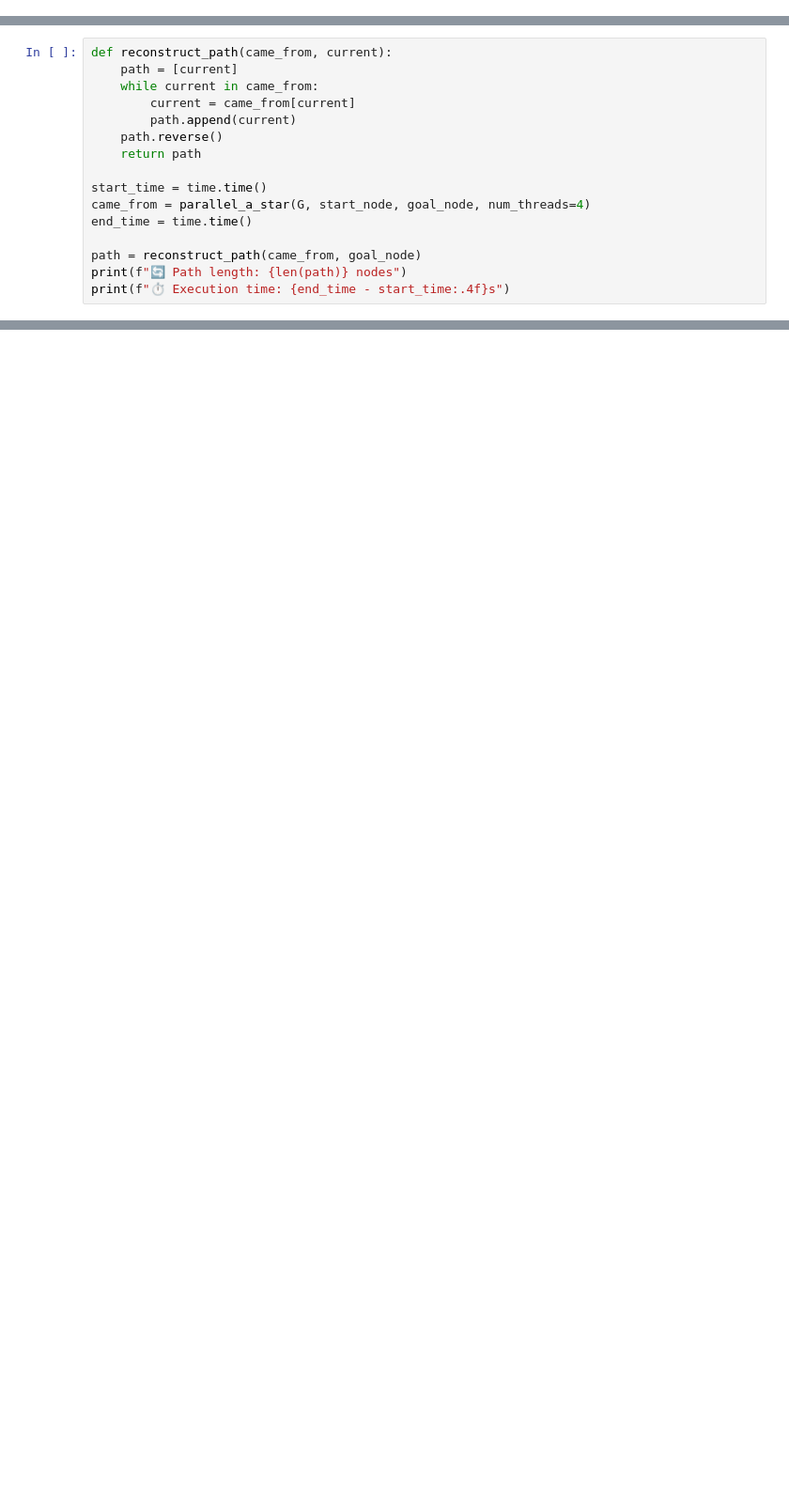
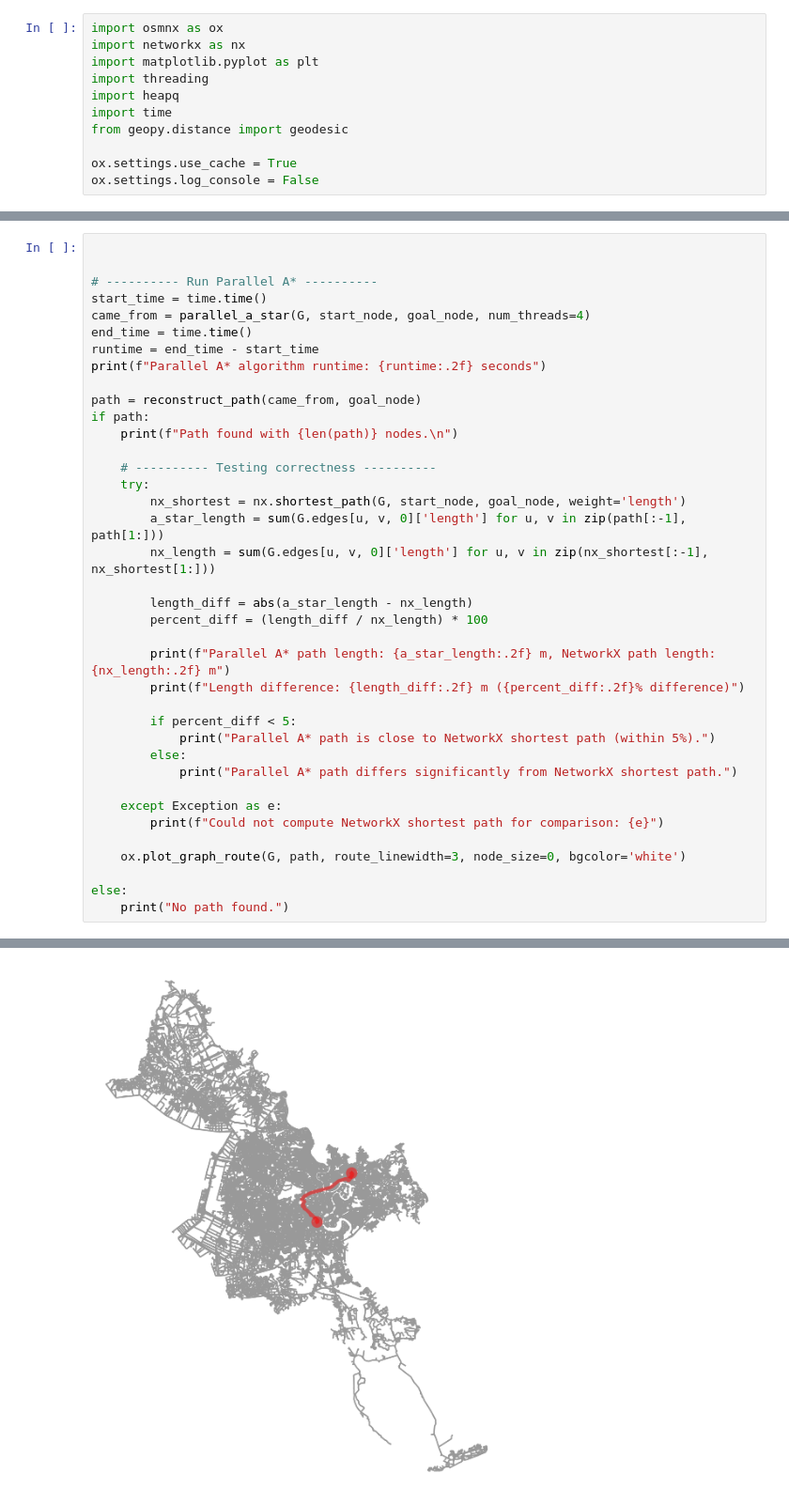
Before and after one commit to v-diepttn147/ParallelComputingA2, a Jupyter notebook: parallel_astar.ipynb, the cells around one changed output, grey strips where cells are left out. Shown: that part at 94% size. Drawn from its saved outputs; the diff is of its cells as text; blank space fills up the shorter version.

Commit message:
update: parallel astar

```diff
--- a/parallel_astar.ipynb
+++ b/parallel_astar.ipynb
@@ -0,0 +1,11 @@
+# %%
+import osmnx as ox
+import networkx as nx
+import matplotlib.pyplot as plt
+import threading
+import heapq
+import time
+from geopy.distance import geodesic
+
+ox.settings.use_cache = True
+ox.settings.log_console = False
@@ -77,16 +124,39 @@ def parallel_a_star(G, start, goal, num_threads=4):
 # %%
-def reconstruct_path(came_from, current):
-    path = [current]
-    while current in came_from:
-        current = came_from[current]
-        path.append(current)
-    path.reverse()
-    return path
 
+
+# ---------- Run Parallel A* ----------
 start_time = time.time()
 came_from = parallel_a_star(G, start_node, goal_node, num_threads=4)
 end_time = time.time()
+runtime = end_time - start_time
+print(f"Parallel A* algorithm runtime: {runtime:.2f} seconds")
 
 path = reconstruct_path(came_from, goal_node)
-print(f"🔄 Path length: {len(path)} nodes")
-print(f"⏱ Execution time: {end_time - start_time:.4f}s")
+if path:
+    print(f"Path found with {len(path)} nodes.\n")
+
+    # ---------- Testing correctness ----------
+    try:
+        nx_shortest = nx.shortest_path(G, start_node, goal_node, weight='length')
+        a_star_length = sum(G.edges[u, v, 0]['length'] for u, v in zip(path[:-1], path[1:]))
+        nx_length = sum(G.edges[u, v, 0]['length'] for u, v in zip(nx_shortest[:-1], nx_shortest[1:]))
+
+        length_diff = abs(a_star_length - nx_length)
+        percent_diff = (length_diff / nx_length) * 100
+
+        print(f"Parallel A* path length: {a_star_length:.2f} m, NetworkX path length: {nx_length:.2f} m")
+        print(f"Length difference: {length_diff:.2f} m ({percent_diff:.2f}% difference)")
+
+        if percent_diff < 5:
+            print("Parallel A* path is close to NetworkX shortest path (within 5%).")
+        else:
+            print("Parallel A* path differs significantly from NetworkX shortest path.")
+
+    except Exception as e:
+        print(f"Could not compute NetworkX shortest path for comparison: {e}")
+
+    ox.plot_graph_route(G, path, route_linewidth=3, node_size=0, bgcolor='white')
+
+else:
+    print("No path found.")
+# %% [output]
@@ -92,0 +169 @@ print(f"⏱ Execution time: {end_time - start_time:.4f}s")
+[figure, added]
```
Also changed, not shown: parts of 5 cells of this notebook.
